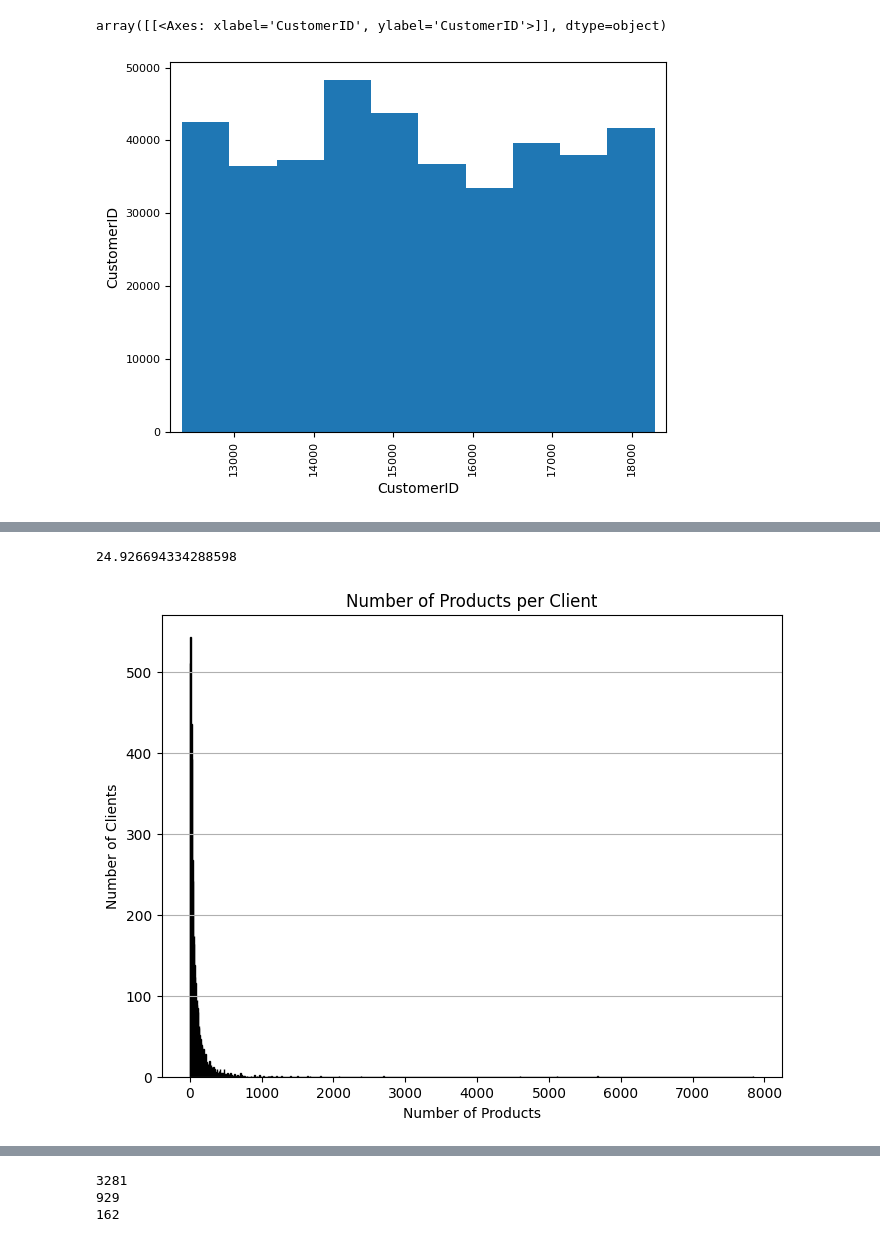
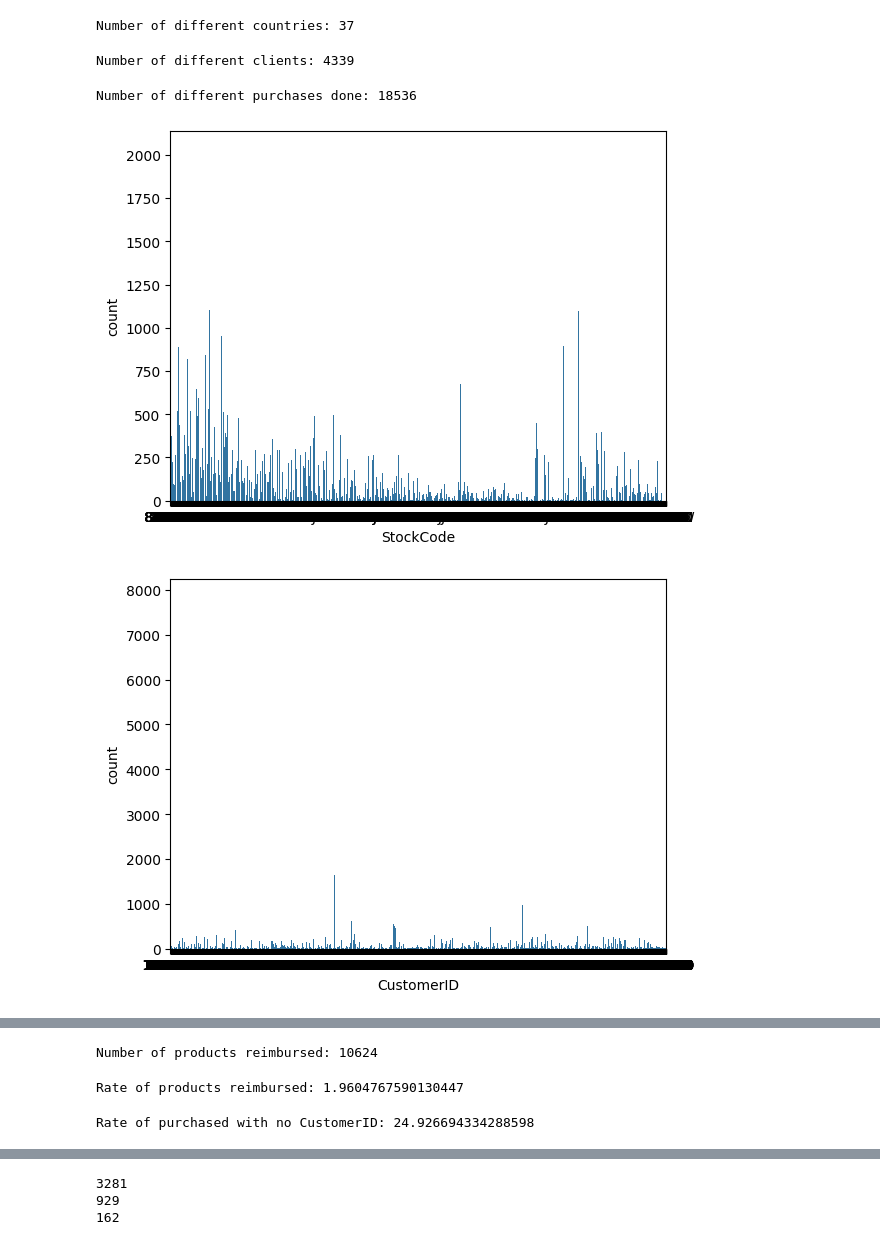
Before and after one commit to DEISI-ULHT-TFC-2023-24/TFC-DEISEI64-E-Commerce, a Jupyter notebook: Queries.ipynb, the cells around one changed output, grey strips where cells are left out. Saved outputs shown, nothing was run; the diff lists cells and outputs as text; code cells hidden in the pictures.

Commit message:
Added Product-Product.csv file, changed outputs from queries to be more easily read, eliminated duplicated code and queries broken into sections

```diff
--- a/Queries.ipynb
+++ b/Queries.ipynb
@@ -58,24 +101,45 @@ if not filtered_data_quantity.empty:
 
 # Counts the different countries through the dataset
 category_counts_country = filtered_data_quantity['Country'].value_counts()
-#print(len(category_counts_country))
+print(f'Number of different countries: {len(category_counts_country)}') #37
+# %% [output]
+Number of different countries: 37
 # %%
 #----------------- Distinct Client Count -----------------#
 
 # Counts the different clients through the dataset
 category_counts_customerID = filtered_data_quantity['CustomerID'].dropna().value_counts()
-#print(category_counts_customerID) #4339
+print(f'Number of different clients: {len(category_counts_customerID)}') #4339
+# %% [output]
+Number of different clients: 4339
 # %%
-#----------------- Distinct Purcheses Done -----------------#
+#----------------- Distinct Purchases Done -----------------#
 
 category_counts_invoiceNo = filtered_data_quantity['InvoiceNo'].value_counts()
-#print(category_counts_invoiceNo)
+print(f'Number of different purchases done: {len(category_counts_invoiceNo)}')
 #Purchases reimbursed: 5172
+# %% [output]
+Number of different purchases done: 18536
 # %%
 #---------------- Scatter Plot Purchases ----------------#
 
-purchases_variables = filtered_data_quantity[["StockCode", "CustomerID", "InvoiceNo", "InvoiceDate"]]
-pd.plotting.scatter_matrix(purchases_variables)
+#TODO - Find another way to scatterplot; Still testing
+
+# Example of a count plot for StockCode
+sns.countplot(x="StockCode", data=filtered_data_quantity)
+plt.show()
+
+# Example of a count plot for CustomerID
+sns.countplot(x="CustomerID", data=filtered_data_quantity)
+plt.show()
+
+# Example of a count plot for InvoiceNo
+sns.countplot(x="InvoiceNo", data=filtered_data_quantity)
+plt.show()
+
+
+#purchases_variables = filtered_data_quantity[["StockCode", "CustomerID", "InvoiceNo", "InvoiceDate"]]
+#pd.plotting.scatter_matrix(purchases_variables)
 # %% [output]
-array([[<Axes: xlabel='CustomerID', ylabel='CustomerID'>]], dtype=object)
-[figure, old version]
+[figure, new version]
+[figure, added]
@@ -85,4 +150,6 @@ array([[<Axes: xlabel='CustomerID', ylabel='CustomerID'>]], dtype=object)
 filtered_data_InvoiceNo = datasetRetail[(datasetRetail['Quantity'] > 0)]
 
 products_reimbursed = len(datasetRetail['InvoiceNo']) - len(filtered_data_InvoiceNo['InvoiceNo'])
-#print(products_reimbursed) #10624
+print(f'Number of products reimbursed: {products_reimbursed}') #10624
+# %% [output]
+Number of products reimbursed: 10624
@@ -95,26 +157,13 @@ empty_values_count = datasetRetail['CustomerID'].isna().sum()
 #---------------- Rate Products reimbursed ----------------#
 
 reimbursement_rate = (products_reimbursed / len(datasetRetail['InvoiceNo'])) * 100
-#print(reimbursement_rate) #1.9604767590130447
+print(f'Rate of products reimbursed: {reimbursement_rate}') #1.9604767590130447
+# %% [output]
+Rate of products reimbursed: 1.9604767590130447
 # %%
-#---------------- Rate Purchases with no ClientID ----------------#
+#---------------- Rate Purchases with no CustomerID ----------------#
 
-noClientID_rate = (empty_values_count / len(datasetRetail['CustomerID'])) * 100
-print(noClientID_rate) #24.926694334288598
+noClientID_rate = (category_counts_nullIDs / len(datasetRetail['CustomerID'])) * 100
+print(f'Rate of purchased with no CustomerID: {noClientID_rate}') #24.926694334288598
 # %% [output]
-24.926694334288598
+Rate of purchased with no CustomerID: 24.926694334288598
-# %%
-import matplotlib.pyplot as plt
-# Group by CustomerID and count the number of products for each customer
-products_per_client = filtered_data_quantity.groupby('CustomerID')['InvoiceNo'].count()
-
-# Create a histogram
-plt.figure(figsize=(8, 6))
-plt.hist(products_per_client, bins=1000, color='skyblue', edgecolor='black')
-plt.title('Number of Products per Client')
-plt.xlabel('Number of Products')
-plt.ylabel('Number of Clients')
-plt.grid(axis='y')
-plt.show()
-# %% [output]
-[figure]
```
Also changed, not shown: parts of 19 cells of this notebook, 4 other files.
